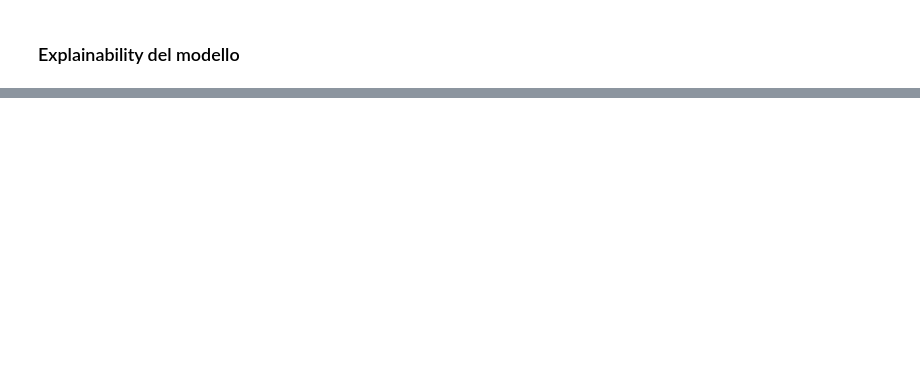
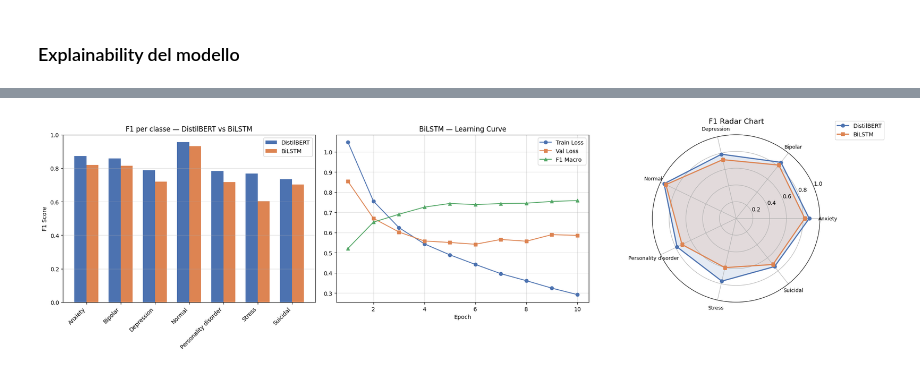
Before and after one commit to martisandrea/ProgettoDLA_text, a Jupyter notebook: progettodla-text.ipynb, the cells around one changed output, grey strips where cells are left out. Cells and saved outputs as stored; diff of their text form; code cells hidden in the pictures; blank space fills up the shorter version.

```diff
--- a/progettodla-text.ipynb
+++ b/progettodla-text.ipynb
@@ -490,0 +1096,79 @@ for text, true_label, description in examples_to_explain:
+# %%
+import matplotlib.pyplot as plt
+import numpy as np
+from sklearn.metrics import f1_score, accuracy_score
+
+# ---- Metriche globali ----
+# all_preds / all_labels     → variabili già in scope dalla cella eval di DistilBERT
+# lstm_preds_all / lstm_labels_all → dalla cella eval di LSTM
+
+summary = {
+    "Accuracy"    : (accuracy_score(all_labels, all_preds),
+                     accuracy_score(lstm_labels_all, lstm_preds_all)),
+    "F1 Macro"    : (f1_score(all_labels, all_preds, average="macro"),
+                     f1_score(lstm_labels_all, lstm_preds_all, average="macro")),
+    "F1 Weighted" : (f1_score(all_labels, all_preds, average="weighted"),
+                     f1_score(lstm_labels_all, lstm_preds_all, average="weighted")),
+}
+
+print("=" * 48)
+print(f"{'Metrica':<14} | {'DistilBERT':>10} | {'BiLSTM':>10} | {'Delta':>8}")
+print("-" * 48)
+for name, (db, lstm) in summary.items():
+    print(f"{name:<14} | {db:>10.4f} | {lstm:>10.4f} | {db - lstm:>+8.4f}")
+print("=" * 48)
+
+# ---- F1 per-classe ----
+db_f1_cls   = f1_score(all_labels,      all_preds,      average=None, labels=range(num_labels))
+lstm_f1_cls = f1_score(lstm_labels_all, lstm_preds_all, average=None, labels=range(num_labels))
+classes     = le.classes_
+
+fig, axes = plt.subplots(1, 3, figsize=(22, 6))
+
+# Plot 1: barre F1 per-classe
+x, w = np.arange(len(classes)), 0.35
+axes[0].bar(x - w/2, db_f1_cls,   w, label="DistilBERT", color="#4C72B0")
+axes[0].bar(x + w/2, lstm_f1_cls, w, label="BiLSTM",     color="#DD8452")
+axes[0].set_xticks(x)
+axes[0].set_xticklabels(classes, rotation=45, ha="right")
+axes[0].set_ylim(0, 1)
+axes[0].set_ylabel("F1 Score")
+axes[0].set_title("F1 per classe — DistilBERT vs BiLSTM")
+axes[0].legend()
+axes[0].grid(axis="y", alpha=0.4)
+
+# Plot 2: learning curve LSTM
+epochs_x    = [h["epoch"]      for h in history_lstm]
+train_losses = [h["train_loss"] for h in history_lstm]
+val_losses   = [h["val_loss"]   for h in history_lstm]
+f1_macros    = [h["f1_macro"]   for h in history_lstm]
+
+axes[1].plot(epochs_x, train_losses, "o-", label="Train Loss", color="#4C72B0")
+axes[1].plot(epochs_x, val_losses,   "s-", label="Val Loss",   color="#DD8452")
+axes[1].plot(epochs_x, f1_macros,    "^-", label="F1 Macro",   color="#55A868")
+axes[1].set_xlabel("Epoch")
+axes[1].set_title("BiLSTM — Learning Curve")
+axes[1].legend()
+axes[1].grid(alpha=0.4)
+
+# Plot 3: radar chart
+angles = np.linspace(0, 2 * np.pi, len(classes), endpoint=False).tolist()
+angles += angles[:1]
+db_vals   = db_f1_cls.tolist()   + [db_f1_cls[0]]
+lstm_vals = lstm_f1_cls.tolist() + [lstm_f1_cls[0]]
+
+ax3 = fig.add_subplot(133, polar=True)
+ax3.plot(angles, db_vals,   "o-", color="#4C72B0", linewidth=2, label="DistilBERT")
+ax3.fill(angles, db_vals,   alpha=0.15, color="#4C72B0")
+ax3.plot(angles, lstm_vals, "s-", color="#DD8452", linewidth=2, label="BiLSTM")
+ax3.fill(angles, lstm_vals, alpha=0.15, color="#DD8452")
+ax3.set_xticks(angles[:-1])
+ax3.set_xticklabels(classes, fontsize=9)
+ax3.set_ylim(0, 1)
+ax3.set_title("F1 Radar Chart", fontsize=13, pad=20)
+ax3.legend(loc="upper right", bbox_to_anchor=(1.4, 1.1))
+
+fig.delaxes(axes[2])   # rimuove l'asse placeholder occupato dal subplot polare
+plt.tight_layout()
+plt.show()
+# %% [output]
@@ -490,0 +1182 @@ for text, true_label, description in examples_to_explain:
+[figure, added]
```
Also changed, not shown: parts of 22 cells of this notebook.
